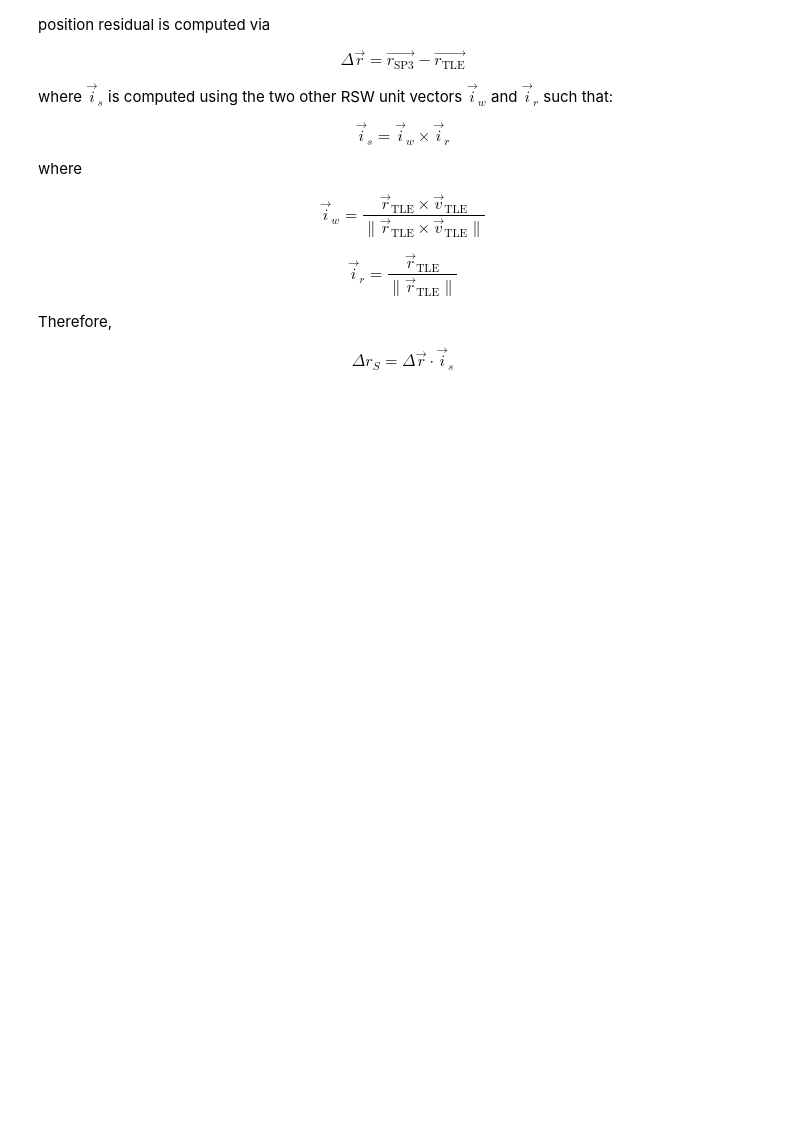
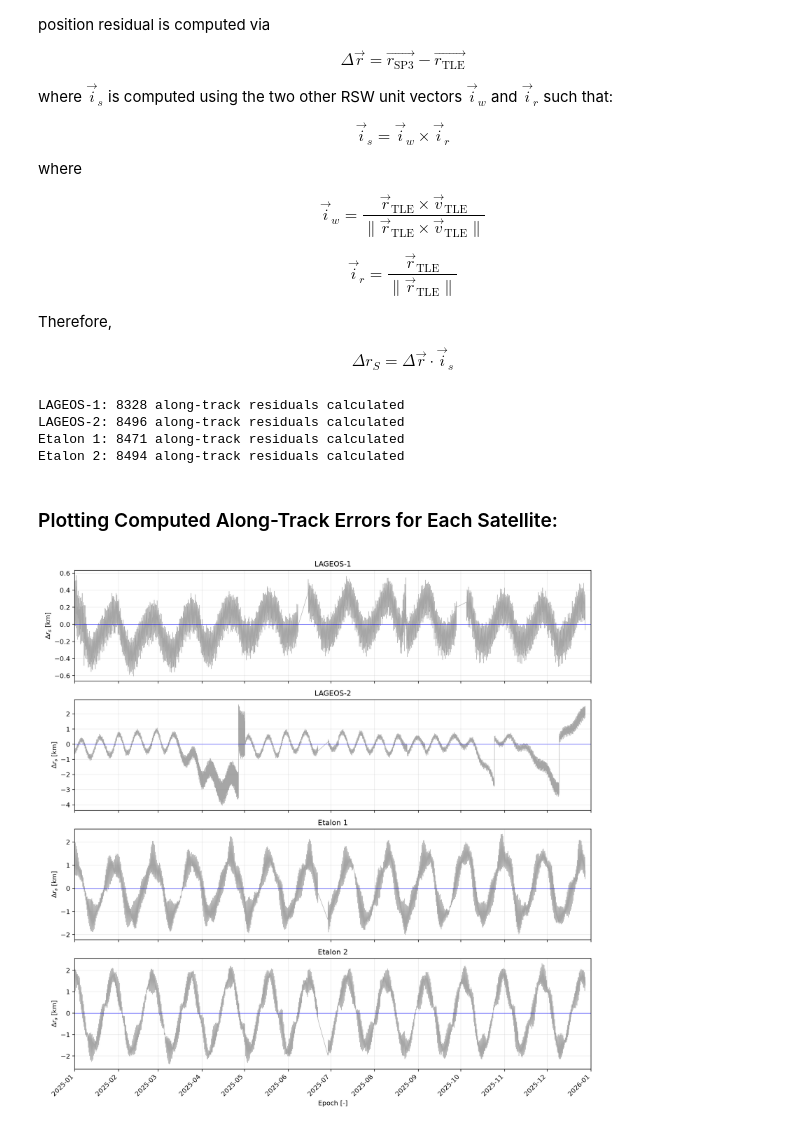
Before and after one commit to ada-gmr24/brent, a Jupyter notebook: experiments/01_tle_sp3_residuals.ipynb, the cells around one changed output. Saved outputs shown, nothing was run; the diff lists cells and outputs as text; code cells hidden in the pictures; blank space fills up the shorter version.

Commit message:
#2 Completed Notebook 1 obtaining along-track errors, creating plotting script, generated along-track errors per satellite PNG

```diff
--- a/experiments/01_tle_sp3_residuals.ipynb
+++ b/experiments/01_tle_sp3_residuals.ipynb
@@ -240,8 +310,20 @@ for name, info in satellites.items():
 
     result = pd.DataFrame({  # export residuals to CSV files
         "epoch_utc": tle_df["epoch_utc"],
-        "along_track_m": along_track
+        "along_track_km": along_track
     })
     result.to_csv(residuals_path / f'{info["folder"]}_along_track_2025.csv', index=False)
 
     print(f"{name}: {len(result)} along-track residuals calculated")
+# %% [output]
+LAGEOS-1: 8328 along-track residuals calculated
+LAGEOS-2: 8496 along-track residuals calculated
+Etalon 1: 8471 along-track residuals calculated
+Etalon 2: 8494 along-track residuals calculated
+# %% [markdown]
+### Plotting Computed Along-Track Errors for Each Satellite:
+# %%
+from IPython.display import Image, display
+display(Image(filename="figures/along_track_2025.png", width=800))
+# %% [output]
+[figure, added]
```
Also changed, not shown: parts of 5 cells of this notebook, 1 other file.
